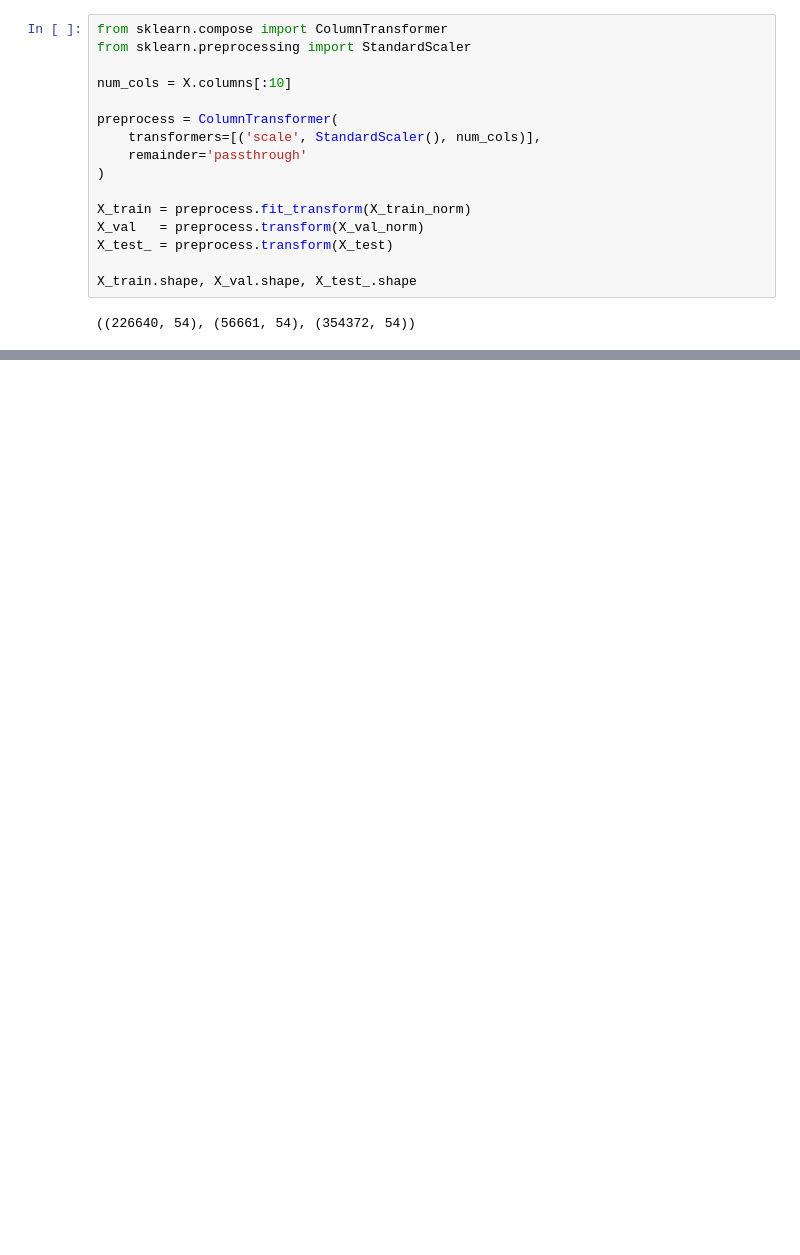
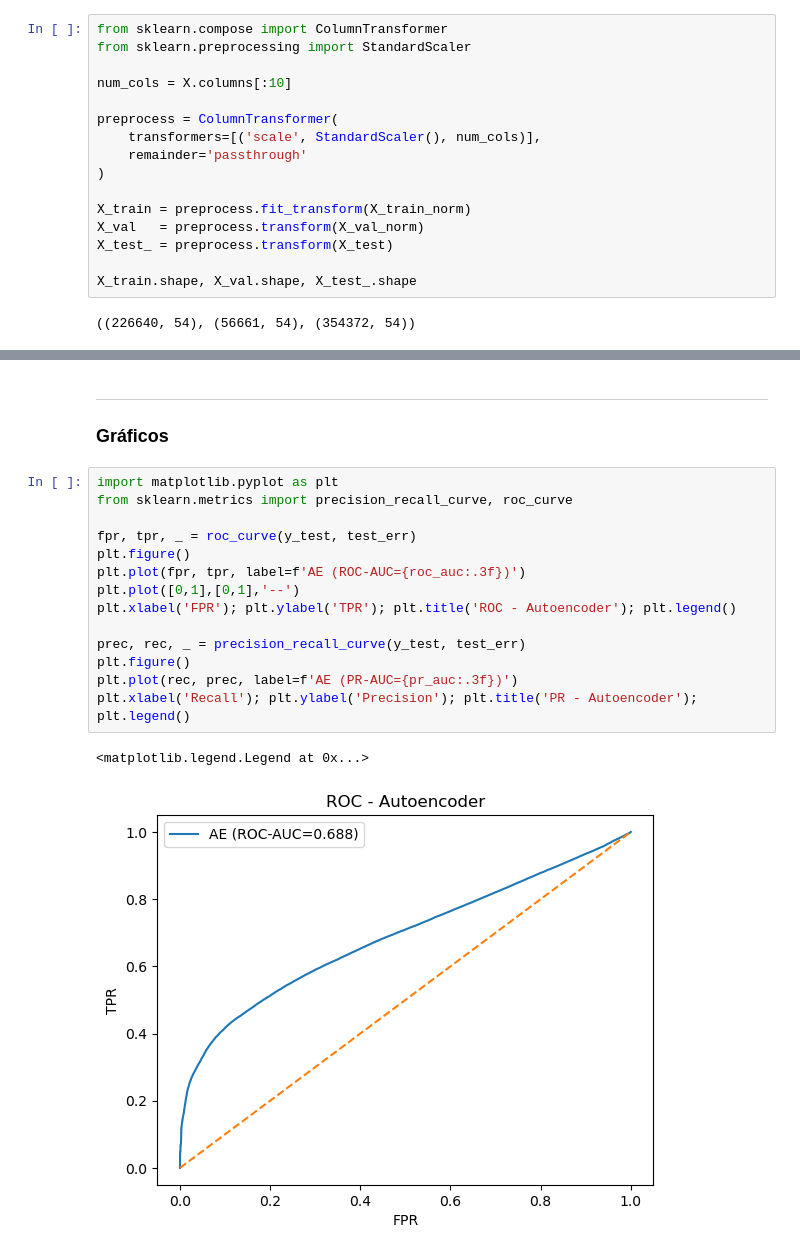
Before and after one commit to nancygmm/Lab8-DL, a Jupyter notebook: lab8.ipynb, the cells around one changed output, grey strips where cells are left out. Drawn from its saved outputs; the diff is of its cells as text; blank space fills up the shorter version.

Commit message:
Anomalías y gráficos
Co-Authored-By: Santiago Pereira <97372983+SRV-JSPA@users.noreply.github.com>

```diff
--- a/lab8.ipynb
+++ b/lab8.ipynb
@@ -139,0 +257,21 @@ Epoch 29/100
+# %% [markdown]
+----
+
+### Gráficos
+# %%
+import matplotlib.pyplot as plt
+from sklearn.metrics import precision_recall_curve, roc_curve
+
+fpr, tpr, _ = roc_curve(y_test, test_err)
+plt.figure()
+plt.plot(fpr, tpr, label=f'AE (ROC-AUC={roc_auc:.3f})')
+plt.plot([0,1],[0,1],'--')
+plt.xlabel('FPR'); plt.ylabel('TPR'); plt.title('ROC - Autoencoder'); plt.legend()
+
+prec, rec, _ = precision_recall_curve(y_test, test_err)
+plt.figure()
+plt.plot(rec, prec, label=f'AE (PR-AUC={pr_auc:.3f})')
+plt.xlabel('Recall'); plt.ylabel('Precision'); plt.title('PR - Autoencoder'); plt.legend()
+# %% [output]
+<matplotlib.legend.Legend at 0x...>
+[figure, added]
```
Also changed, not shown: parts of 15 cells of this notebook.
